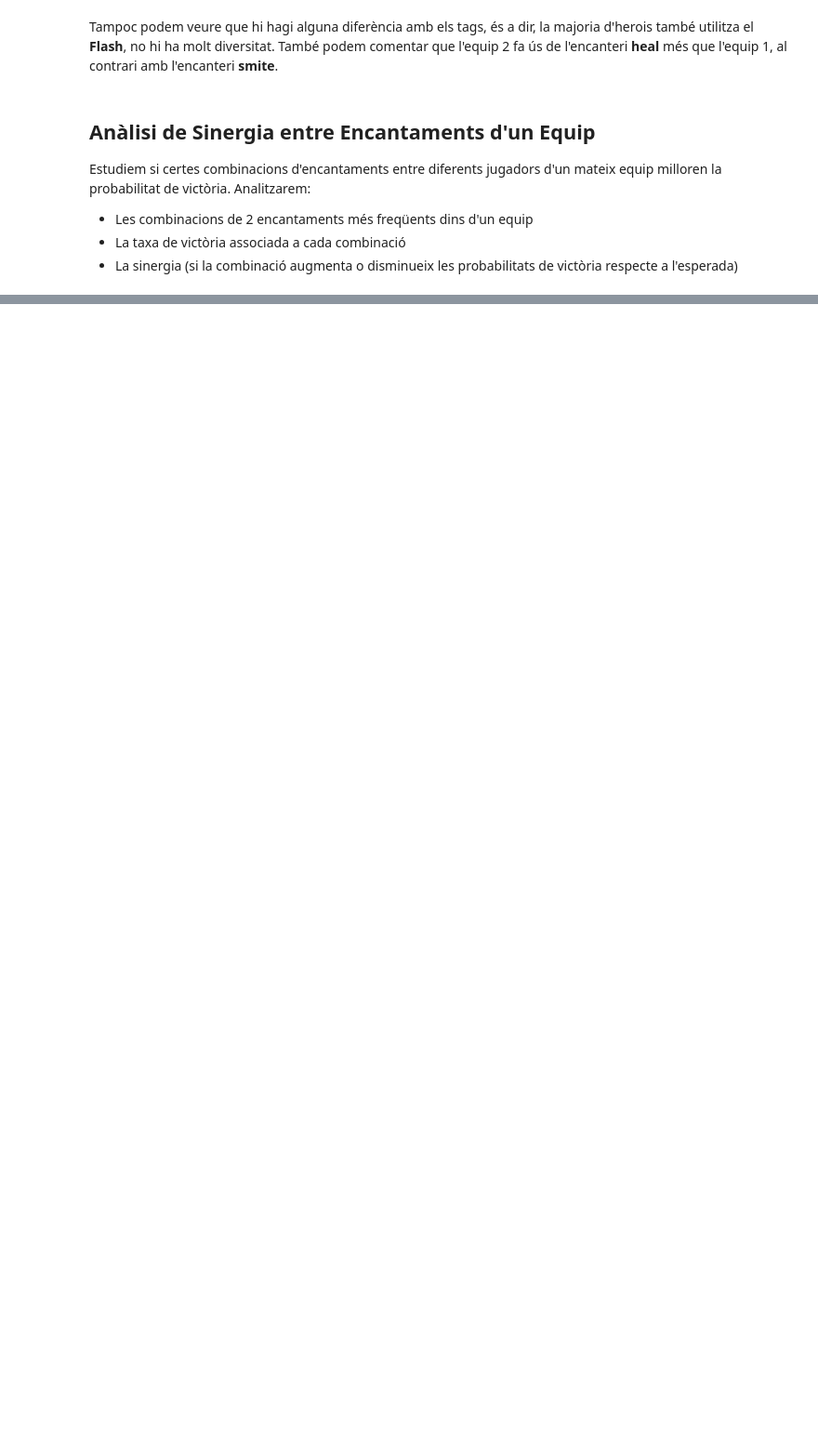
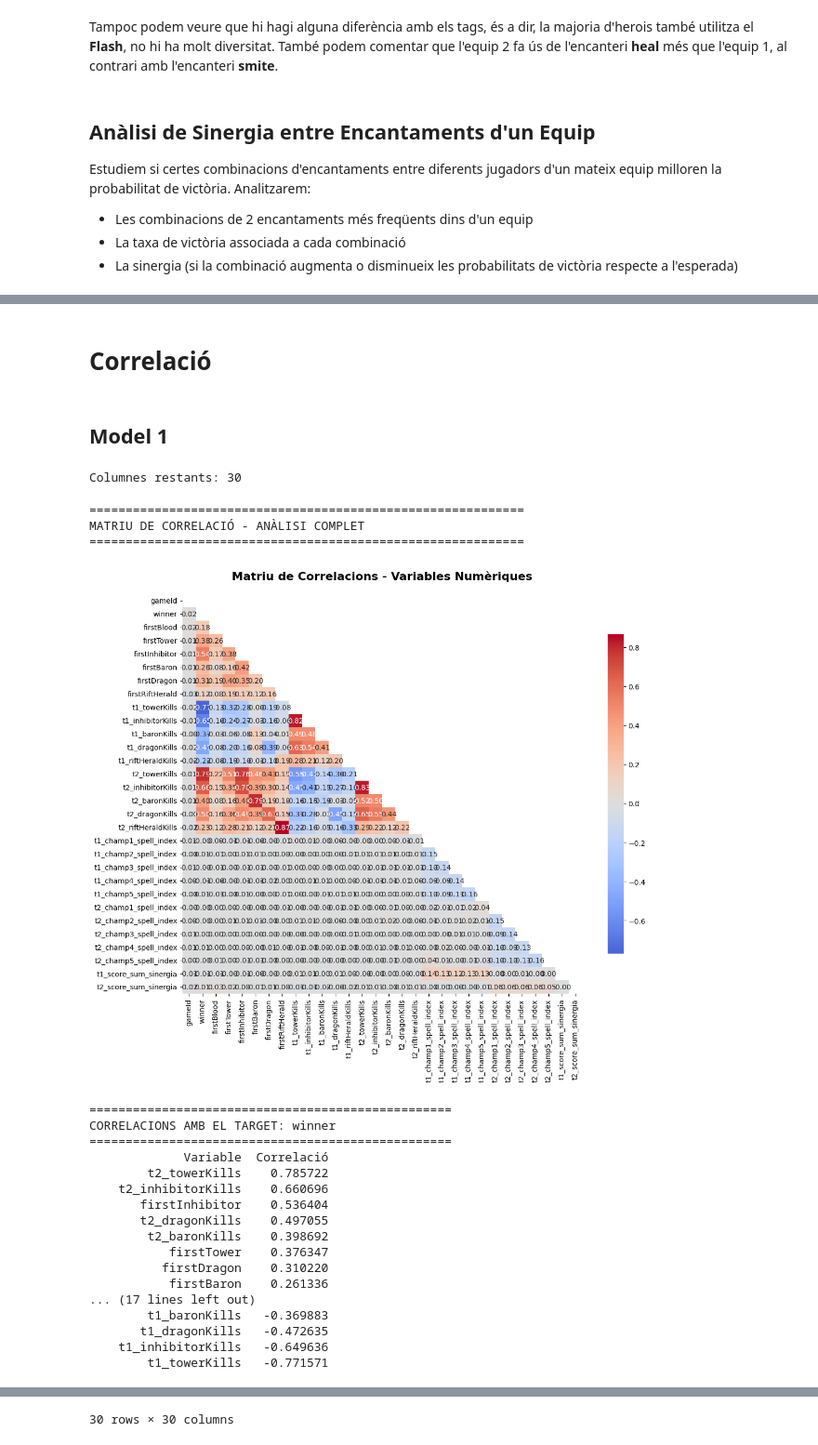
Before and after one commit to NIU1710545/Kaggle-Code, a Jupyter notebook: Anàlisi_de_dades/Encantaments/Combinacions_encanteris.ipynb, the cells around one changed output, grey strips where cells are left out. Shown at 93% size. Saved outputs shown, nothing was run; the diff lists cells and outputs as text; code cells hidden in the pictures; blank space fills up the shorter version.

Commit message:
Final Anàlisi

```diff
--- a/Anàlisi_de_dades/Encantaments/Combinacions_encanteris.ipynb
+++ b/Anàlisi_de_dades/Encantaments/Combinacions_encanteris.ipynb
@@ -683,0 +718,4 @@ NameError: name 'calcula_sinergia_encanteris' is not defined
+# %%
+# Afegir columnes de score de sinergia
+data_set = afegir_score_sinergia_encanteris(DataSet_encanteris, min_synergy_games=50)
+data_set.head()
@@ -683,0 +730,2 @@ NameError: name 'calcula_sinergia_encanteris' is not defined
+# %% [markdown]
+# Correlació
@@ -683,0 +864,37 @@ NameError: name 'calcula_sinergia_encanteris' is not defined
+# %% [markdown]
+## Model 1
+# %%
+cols_to_remove = [f't{team}_champ{i}id' for team in [1, 2] for i in range(1, 6)]
+cols_to_remove += [f't{team}_champ{champ}_sum{s}' for team in [1, 2] for champ in range(1, 6) for s in [1,2]]
+cols_to_remove += [f't{team}_ban{champ}' for team in [1, 2] for champ in range(1, 6)]
+
+# Verificar quines columnes existeixen
+existing_cols = [col for col in cols_to_remove if col in data_set.columns]
+data_set = data_set.drop(columns=existing_cols, errors='ignore')
+print(f"Columnes restants: {data_set.shape[1]}")
+# %% [output]
+Columnes restants: 30
+# %%
+crear_matriu_correlacio(data_set, target_attribute='winner', figsize=(12, 10))
+# %% [output]
+============================================================
+MATRIU DE CORRELACIÓ - ANÀLISI COMPLET
+============================================================
+[figure, added]
+==================================================
+CORRELACIONS AMB EL TARGET: winner
+==================================================
+             Variable  Correlació
+        t2_towerKills    0.785722
+    t2_inhibitorKills    0.660696
+       firstInhibitor    0.536404
+       t2_dragonKills    0.497055
+        t2_baronKills    0.398692
+           firstTower    0.376347
+          firstDragon    0.310220
+           firstBaron    0.261336
+... (17 lines left out)
+        t1_baronKills   -0.369883
+       t1_dragonKills   -0.472635
+    t1_inhibitorKills   -0.649636
+        t1_towerKills   -0.771571
@@ -683,0 +936 @@ NameError: name 'calcula_sinergia_encanteris' is not defined
+30 rows × 30 columns
```
Also changed, not shown: parts of 16 cells of this notebook, 2 other files.
